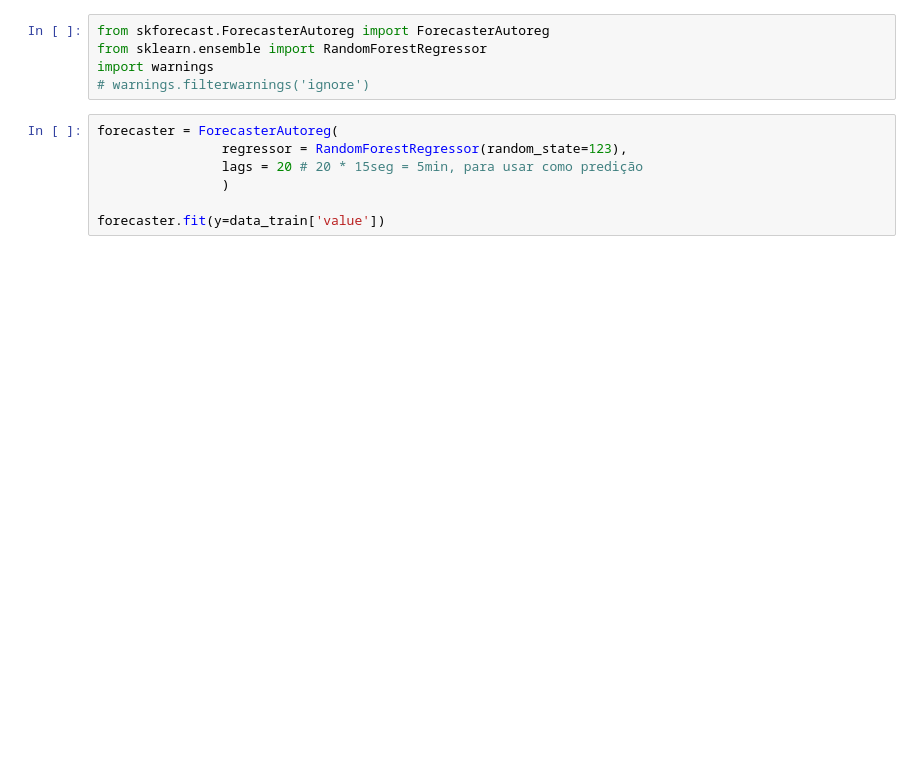
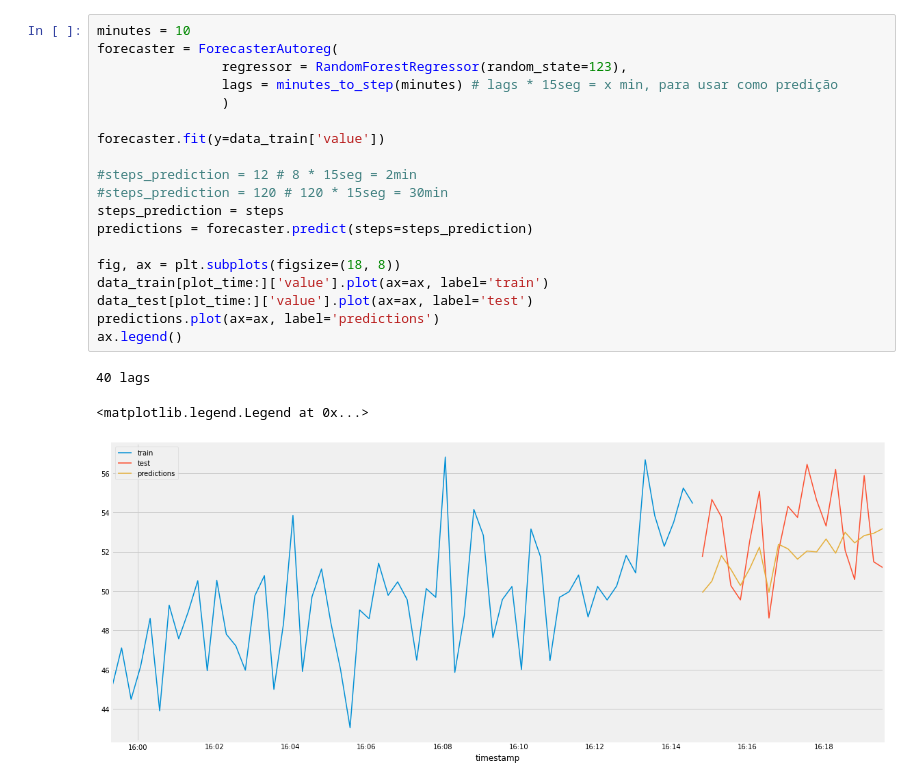
Before and after one commit to BureauTech/BTAlert-AI, a Jupyter notebook: src/scripts/ia.ipynb, the cells around one changed output. Cells and saved outputs as stored; diff of their text form; blank space fills up the shorter version.

```diff
--- a/src/scripts/ia.ipynb
+++ b/src/scripts/ia.ipynb
@@ -49,12 +98,23 @@ Test dates  : 2022-05-06 08:38:13.879000 --- 2022-05-06 08:46:58.879000  (n=36)
-# %%
-from skforecast.ForecasterAutoreg import ForecasterAutoreg
-from sklearn.ensemble import RandomForestRegressor
-import warnings
-# warnings.filterwarnings('ignore')
 # %%
+minutes = 10
 forecaster = ForecasterAutoreg(
                 regressor = RandomForestRegressor(random_state=123),
-                lags = 20 # 20 * 15seg = 5min, para usar como predição
+                lags = minutes_to_step(minutes) # lags * 15seg = x min, para usar como predição
                 )
 
 forecaster.fit(y=data_train['value'])
+
+#steps_prediction = 12 # 8 * 15seg = 2min
+#steps_prediction = 120 # 120 * 15seg = 30min
+steps_prediction = steps
+predictions = forecaster.predict(steps=steps_prediction)
+
+fig, ax = plt.subplots(figsize=(18, 8))
+data_train[plot_time:]['value'].plot(ax=ax, label='train')
+data_test[plot_time:]['value'].plot(ax=ax, label='test')
+predictions.plot(ax=ax, label='predictions')
+ax.legend()
+# %% [output]
+40 lags
+<matplotlib.legend.Legend at 0x...>
+[figure, added]
```
Also changed, not shown: parts of 14 cells of this notebook, 1 other file.
